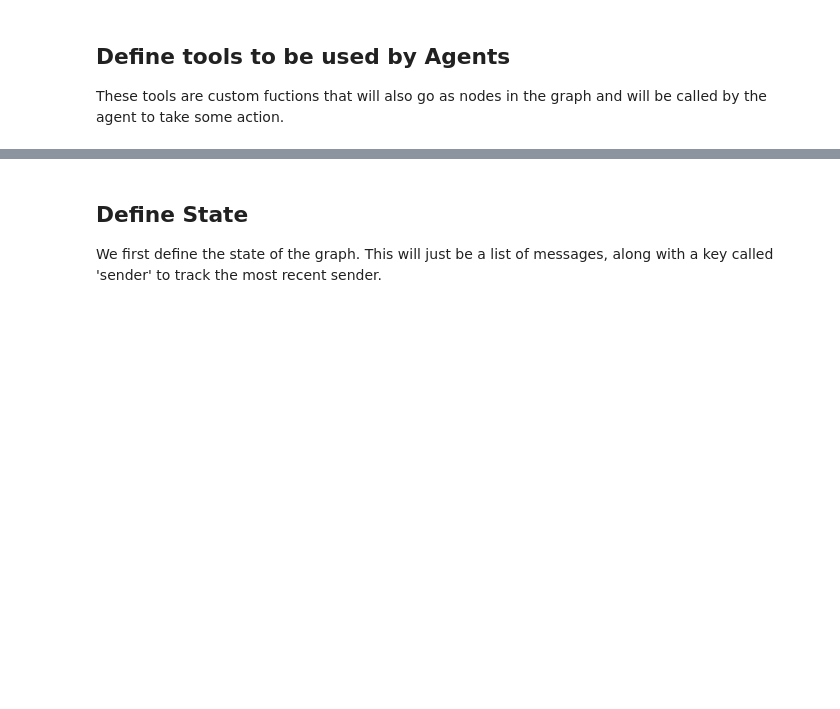
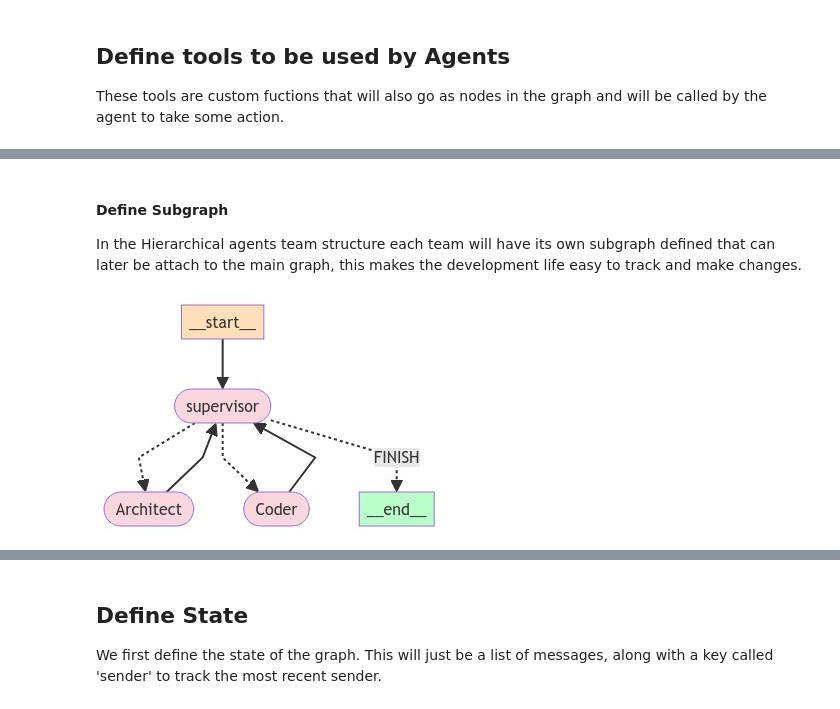
Before and after one commit to c-ravela/genpod-ai-backend, a Jupyter notebook: src/gen_pod.ipynb, the cells around one changed output, grey strips where cells are left out. Saved outputs shown, nothing was run; the diff lists cells and outputs as text; code cells hidden in the pictures; blank space fills up the shorter version.

Commit message:
Adding the updated workflow to use hierarchical graph between supervisor, development team and reviewer team.

```diff
--- a/src/gen_pod.ipynb
+++ b/src/gen_pod.ipynb
@@ -142,7 +245,7 @@ def create_agent(llm, tools, system_message: str):
 These tools are custom fuctions that will also go as nodes in the graph and will be called by the agent to take some action.
 # %%
 # Update this path to you local directory where you want to create the project at.
-PROJECT_PATH = "/Your/Local/Path/To/The/Directory"
+PROJECT_PATH = "C:/Users/vkumar/Desktop"
 # %%
 from langchain_core.tools import tool, StructuredTool
 from typing import Annotated
@@ -155,7 +258,7 @@ from langchain.tools import BaseTool, StructuredTool, tool
 @tool
 def write_generated_code_to_file(
     generated_code: Annotated[str, "The code generated by the agent."],
-    file_path: Annotated[str, "The path where the generated code should be written."]
+    file_path: Annotated[str, "Absolute path where the generated code should be written can handle directory create if does not exist."]
 ):
 # project_folder: Annotated[str, "The name of the project where all files needed for the project are to placed."]
     """
@@ -212,7 +315,7 @@ import subprocess
 from typing import Annotated
 from langchain.tools import tool
 
-ALLOWED_COMMANDS = ['mkdir', 'docker', 'python', 'python3', 'pip', 'virtualenv']
+ALLOWED_COMMANDS = ['mkdir', 'docker', 'python', 'python3', 'pip', 'virtualenv', 'mv', 'pytest']
 
 @tool
 def execute_command(
@@ -244,0 +572,36 @@ def execute_command(
+# %% [markdown]
+#### Define Subgraph
+In the Hierarchical agents team structure each team will have its own subgraph defined that can later be attach to the main graph, this makes the development life easy to track and make changes.
+# %%
+# Developer Sub-Graph
+developer_graph = StateGraph(DevelopmentTeamState)
+developer_graph.add_node("supervisor", team_lead_agent)
+developer_graph.add_node("Architect", architect_node)
+developer_graph.add_node("Coder", coder_node)
+
+
+# Define the control flow
+developer_graph.add_edge("Coder", "supervisor")
+developer_graph.add_edge("Architect", "supervisor")
+developer_graph.add_conditional_edges(
+    "supervisor",
+    lambda x: x["next"],
+    {"Architect": "Architect", "Coder": "Coder", "FINISH": END},
+)
+
+
+developer_graph.set_entry_point("supervisor")
+developer_chain = developer_graph.compile()
+
+
+# The following functions interoperate between the top level graph state
+# and the state of the research sub-graph
+# this makes it so that the states of each graph don't get intermixed
+def enter_chain(message: str):
+    results = {
+        "messages": [HumanMessage(content=message)],
+    }
+    return results
+
+
+development_chain = enter_chain | developer_chain
@@ -244,0 +622,6 @@ def execute_command(
+# %%
+from IPython.display import Image, display
+
+display(Image(developer_chain.get_graph().draw_mermaid_png()))
+# %% [output]
+[figure, added]
```
Also changed, not shown: parts of 51 cells of this notebook.
